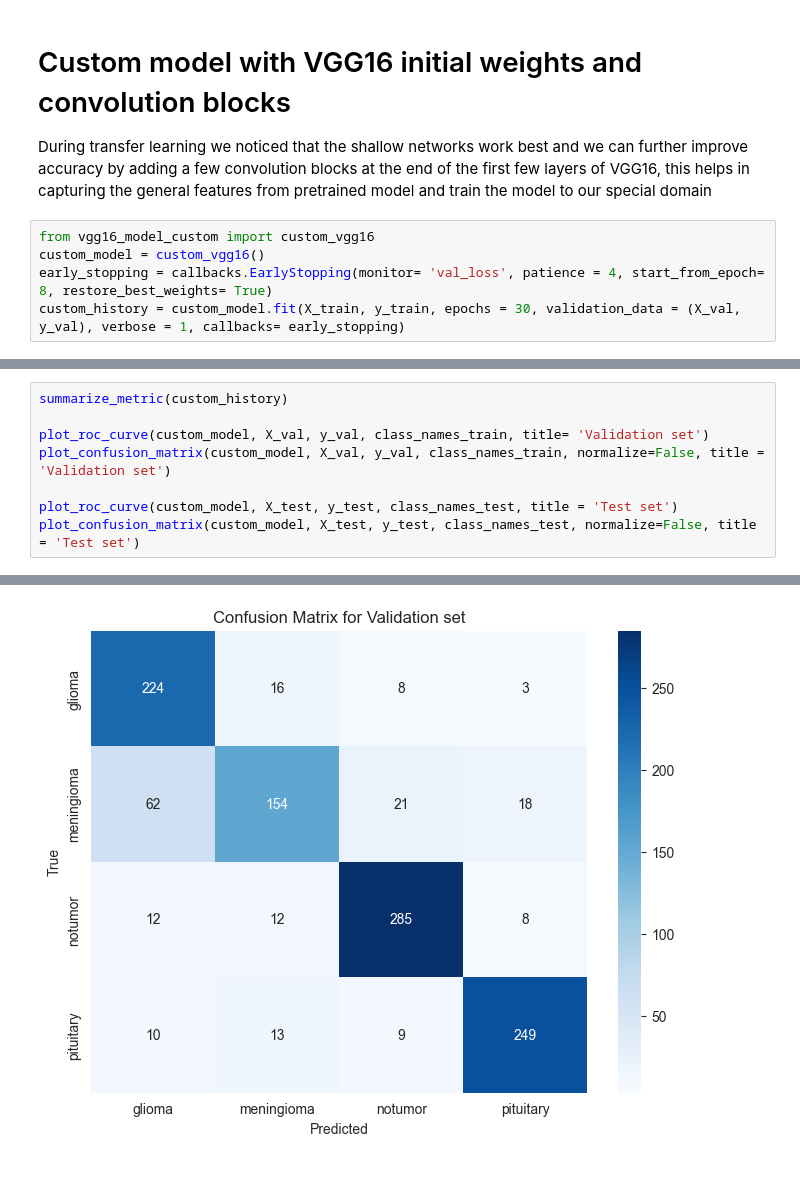
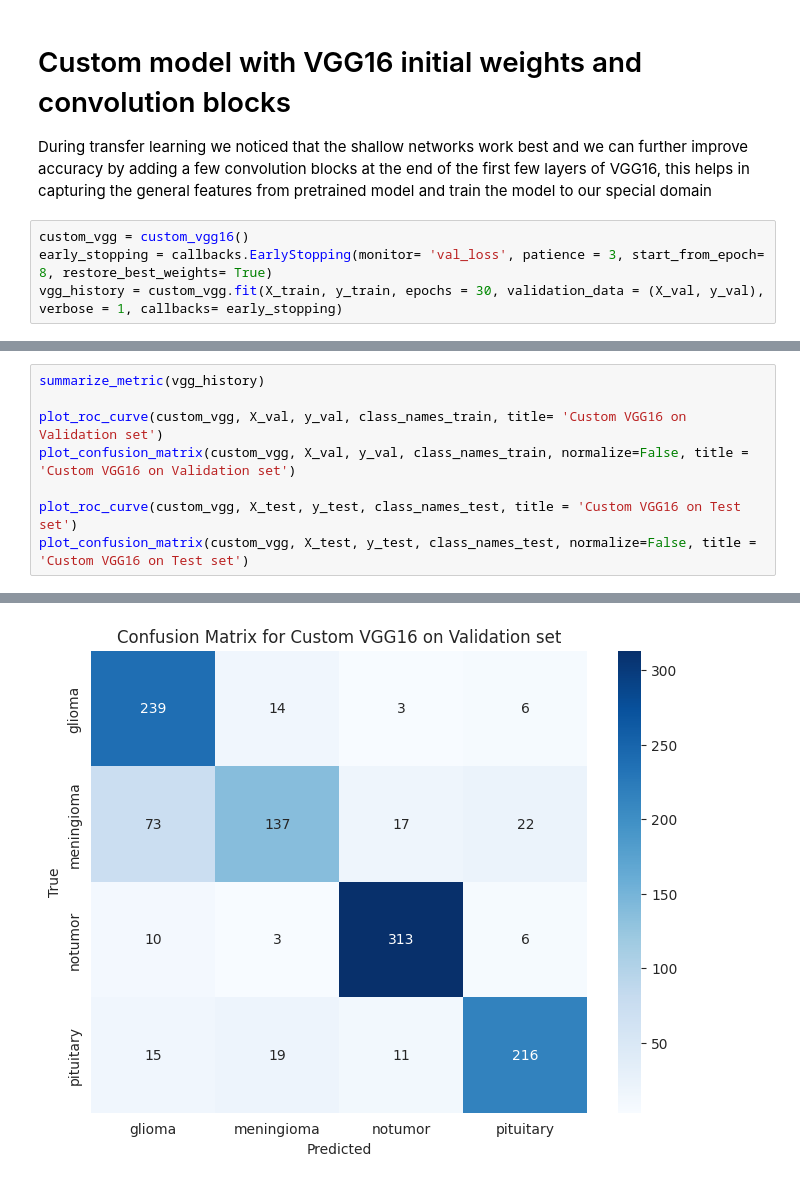
Before and after one commit to Tinus1424/braintumor, a Jupyter notebook: main_notebook.ipynb, the cells around one changed output, grey strips where cells are left out. Saved outputs shown, nothing was run; the diff lists cells and outputs as text.

```diff
--- a/main_notebook.ipynb
+++ b/main_notebook.ipynb
@@ -444,8 +318,7 @@ display(f1.rename(columns =  {0: "VGG16", 1: "Resnet50", 2: "Densenet121", 3: "E
 # Custom model with VGG16 initial weights and convolution blocks
 During transfer learning we noticed that the shallow networks work best and we can further improve accuracy by adding a few convolution blocks at the end of the first few layers of VGG16, this helps in capturing the general features from pretrained model and train the model to our special domain
 # %%
-from vgg16_model_custom import custom_vgg16
-custom_model = custom_vgg16()
-early_stopping = callbacks.EarlyStopping(monitor= 'val_loss', patience = 4, start_from_epoch= 8, restore_best_weights= True)
-custom_history = custom_model.fit(X_train, y_train, epochs = 30, validation_data = (X_val, y_val), verbose = 1, callbacks= early_stopping)
+custom_vgg = custom_vgg16()
+early_stopping = callbacks.EarlyStopping(monitor= 'val_loss', patience = 3, start_from_epoch= 8, restore_best_weights= True)
+vgg_history = custom_vgg.fit(X_train, y_train, epochs = 30, validation_data = (X_val, y_val), verbose = 1, callbacks= early_stopping)
 # %% [output]
@@ -511,9 +390,9 @@ Epoch 16/30
 # %%
-summarize_metric(custom_history)
+summarize_metric(vgg_history)
 
-plot_roc_curve(custom_model, X_val, y_val, class_names_train, title= 'Validation set')
-plot_confusion_matrix(custom_model, X_val, y_val, class_names_train, normalize=False, title = 'Validation set')
+plot_roc_curve(custom_vgg, X_val, y_val, class_names_train, title= 'Custom VGG16 on Validation set')
+plot_confusion_matrix(custom_vgg, X_val, y_val, class_names_train, normalize=False, title = 'Custom VGG16 on Validation set')
 
-plot_roc_curve(custom_model, X_test, y_test, class_names_test, title = 'Test set')
-plot_confusion_matrix(custom_model, X_test, y_test, class_names_test, normalize=False, title = 'Test set')
+plot_roc_curve(custom_vgg, X_test, y_test, class_names_test, title = 'Custom VGG16 on Test set')
+plot_confusion_matrix(custom_vgg, X_test, y_test, class_names_test, normalize=False, title = 'Custom VGG16 on Test set')
 # %% [output]
@@ -524 +403 @@ plot_confusion_matrix(custom_model, X_test, y_test, class_names_test, normalize=
-[figure, old version]
+[figure, new version]
```
Also changed, not shown: parts of 36 cells of this notebook, 6 other files.
